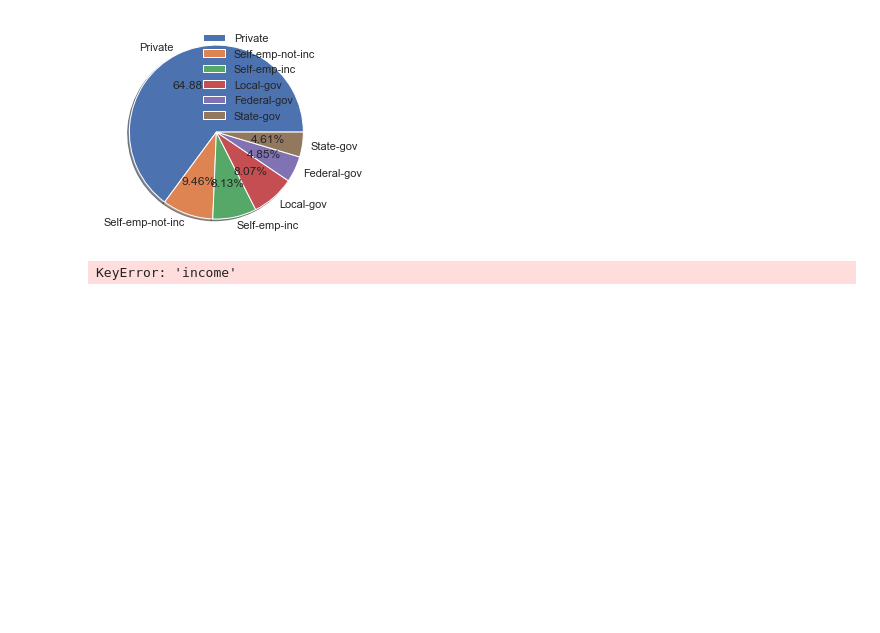
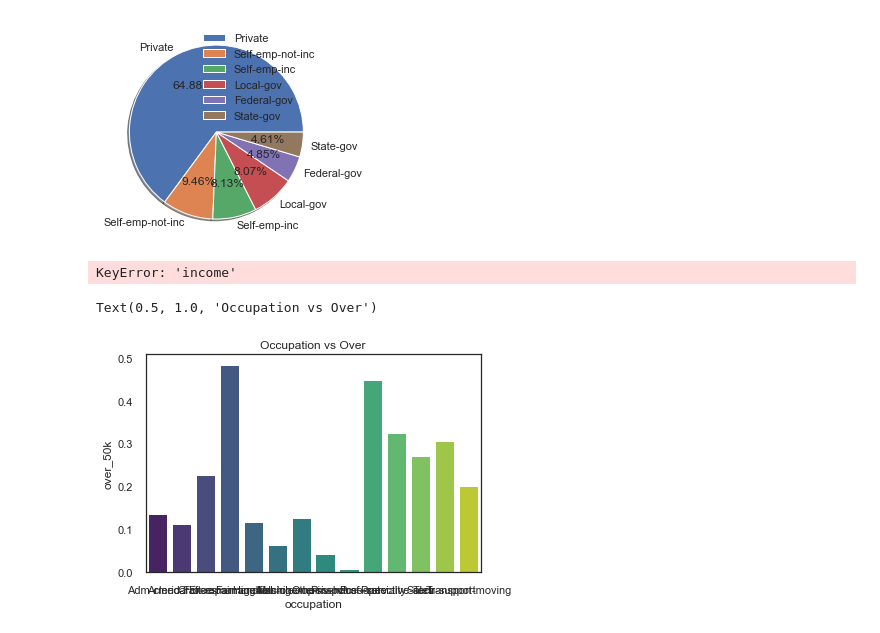
Before and after one commit to J-Joseph524/Finding_Donors, a Jupyter notebook: Final_Notebook.ipynb, the cells around one changed output. Saved outputs shown, nothing was run; the diff lists cells and outputs as text; code cells hidden in the pictures; blank space fills up the shorter version.

Commit message:
Graph Update

```diff
--- a/Final_Notebook.ipynb
+++ b/Final_Notebook.ipynb
@@ -247,3 +247,10 @@ df = df.loc[df['income'] == '>50K',['workclass']]
 workclass_types = df['workclass'].value_counts()
 # %% [output]
 KeyError: 'income'
+# %%
+sns.barplot(x,y, palette='viridis')
+sns.set(style='white')
+plt.title('Occupation vs Over')
+# %% [output]
+Text(0.5, 1.0, 'Occupation vs Over')
+[figure, added]
```
